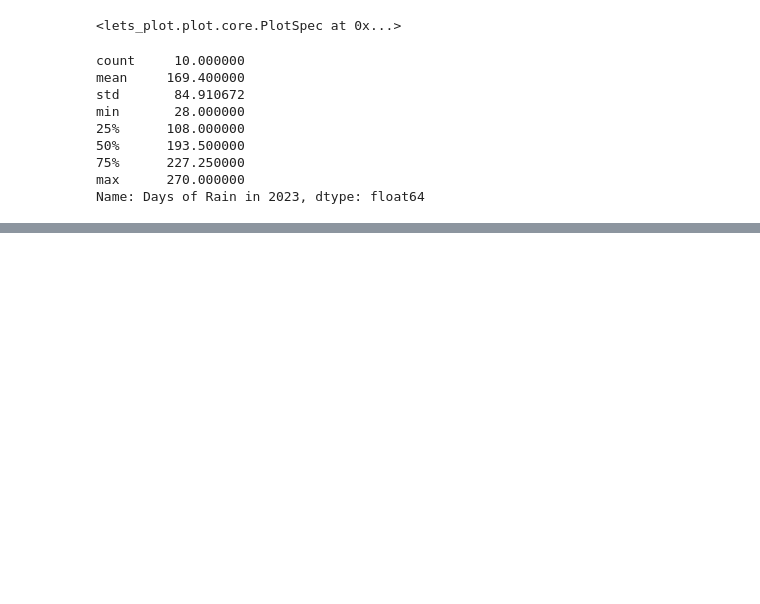
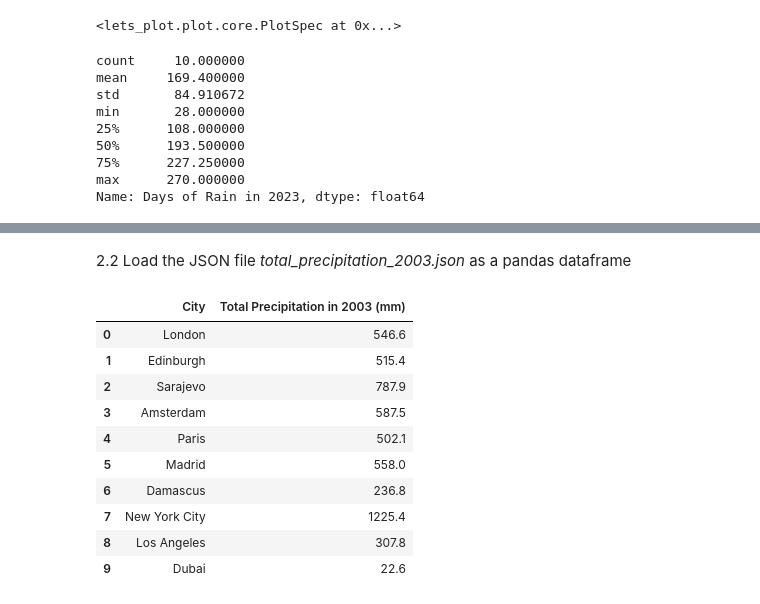
Before and after one commit to nadiabegic/global-weather-analysis, a Jupyter notebook: code/NB02 - Data Analysis.ipynb, the cells around one changed output, grey strips where cells are left out. Saved outputs shown, nothing was run; the diff lists cells and outputs as text; code cells hidden in the pictures; blank space fills up the shorter version.

```diff
--- a/code/NB02 - Data Analysis.ipynb
+++ b/code/NB02 - Data Analysis.ipynb
@@ -167,0 +190,20 @@ Name: Days of Rain in 2023, dtype: float64
+# %% [markdown]
+2.2 Load the JSON file _total_precipitation_2003.json_ as a pandas dataframe
+# %%
+with open('../data/total_precipitation_2003.json', 'r') as file:
+    total_prec_2003_data = json.load(file)
+
+df_total_prec_2003 = pd.DataFrame(list(total_prec_2003_data.items()), columns=['City', 'Total Precipitation in 2003 (mm)'])
+df_total_prec_2003
+# %% [output]
+|  | City | Total Precipitation in 2003 (mm) |
+| 0 | London | 546.6 |
+| 1 | Edinburgh | 515.4 |
+| 2 | Sarajevo | 787.9 |
+| 3 | Amsterdam | 587.5 |
+| 4 | Paris | 502.1 |
+| 5 | Madrid | 558.0 |
+| 6 | Damascus | 236.8 |
+| 7 | New York City | 1225.4 |
+| 8 | Los Angeles | 307.8 |
+| 9 | Dubai | 22.6 |
```
Also changed, not shown: parts of 19 cells of this notebook.
